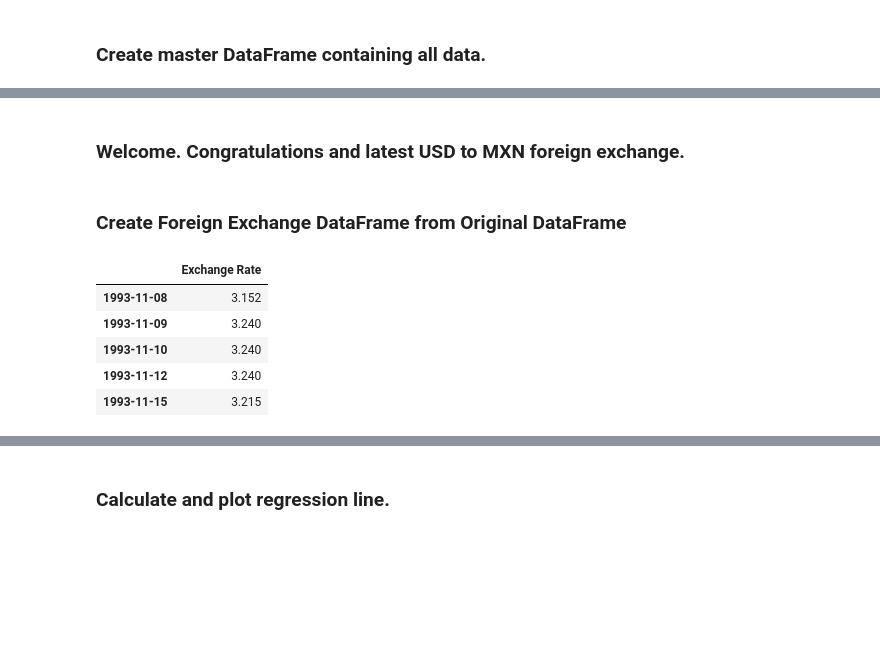
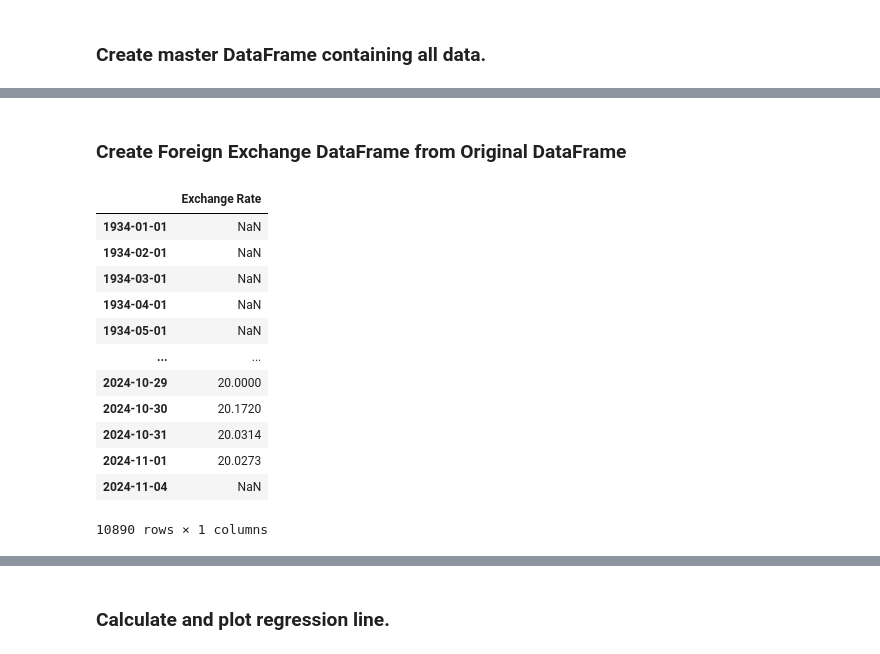
Before and after one commit to wrdhall3/fx-rate-project, a Jupyter notebook: retrieve_fx_data.ipynb, the cells around one changed output, grey strips where cells are left out. Saved outputs shown, nothing was run; the diff lists cells and outputs as text; code cells hidden in the pictures; blank space fills up the shorter version.

```diff
--- a/retrieve_fx_data.ipynb
+++ b/retrieve_fx_data.ipynb
@@ -47,9 +81,4 @@ from fredapi import Fred
 # Later need to store the api_key in .env
 # FRED is a free and reliable government data source.
 
-# Load environment variables from the .env file
-load_dotenv()
-
-# Get the API key from environment variables
-api_key = os.getenv("API_KEY")
-fred = Fred(api_key=api_key)
+fred = Fred(api_key="76b3e944bbc0ad36e888dff895f8c750")
@@ -84,13 +180,19 @@ oil_price = fred.get_series('DCOILWTICO', start=start_date)
 # %%
 # Select series from https://fred.stlouisfed.org/series
 
-# Combine the time series into a DataFrame and sort by date
+# Combine data into a DataFrame.  This is the main DF.
+# Each time series has different start date and availability (daily vs
+# monthly).  Note: markets closed on holidays and weekends.
 data = pd.DataFrame({
-    'Exchange Rate': exchange_rate,
-    'Fed Rate': fed_rate,
-    'US 90-Day T-bill': t_bill_rate,
-    'MX 90-Day T-bill': mx_t_bill_rate,
-    'US Real GDP': us_gdp,
-    'MX Real GDP': mx_gdp,
-    'Oil Price': oil_price
-}).sort_index()
+                    'Exchange Rate': exchange_rate,
+                    'Fed Rate': fed_rate,
+                    'US 90-Day T-bill': t_bill_rate,
+                    'MX 90-Day T-bill': mx_t_bill_rate,
+                    'US Real GDP': us_gdp,
+                    'MX Real GDP': mx_gdp,
+                    'US CPI': us_cpi,
+                    'MX CPI': mx_cpi,
+                    'US Unemployment': us_unr,
+                    'MX Unemployment': mx_unr,
+                    'Oil Price': oil_price
+                    })
@@ -145,8 +263,0 @@ data.tail()
-# %%
-# Using shape to get the dimension of the DataFrame.
-data.shape
-print(data.columns)
-data.dtypes
-
-# Convert index to datetime format
-data.index = pd.to_datetime(data.index)
@@ -504,23 +314,28 @@ interactive(children=(Dropdown(description='Select Variable:', options=('US Real
-# %% [markdown]
-### Welcome.  Congratulations and latest USD to MXN foreign exchange.
 # %% [markdown]
 ### Create Foreign Exchange DataFrame from Original DataFrame
 # %%
 # Select the Date and Exchange Rate columns and store in data_fx
 # Only interested in the USD to MX Peso exchange rate for now.
 # Use dropna() to select dates with available Exchange Rate
 # Obtain the longest time series for Exchange Rate
-data_fx = data[['Exchange Rate']].dropna()
+data_fx = data[['Exchange Rate']]
 # set_index so Date prints on the x-axis when graphing.
-data_fx = data_fx.set_index(data_fx.index).sort_index()
-data_fx.head()
+# data_fx = data_fx.set_index('Date')
+data_fx
 # %% [output]
 |  | Exchange Rate |
-| 1993-11-08 | 3.152 |
-| 1993-11-09 | 3.240 |
-| 1993-11-10 | 3.240 |
-| 1993-11-12 | 3.240 |
-| 1993-11-15 | 3.215 |
+| 1934-01-01 | NaN |
+| 1934-02-01 | NaN |
+| 1934-03-01 | NaN |
+| 1934-04-01 | NaN |
+| 1934-05-01 | NaN |
+| ... | ... |
+| 2024-10-29 | 20.0000 |
+| 2024-10-30 | 20.1720 |
+| 2024-10-31 | 20.0314 |
+| 2024-11-01 | 20.0273 |
+| 2024-11-04 | NaN |
+10890 rows × 1 columns
 # %%
 # Plot the Exchange Rate.  Provide title and label x and y-axis labels.
 # When the USD to Peso exchange rate increases, the USD appreciates.
```
Also changed, not shown: parts of 79 cells of this notebook, 1 other file.
